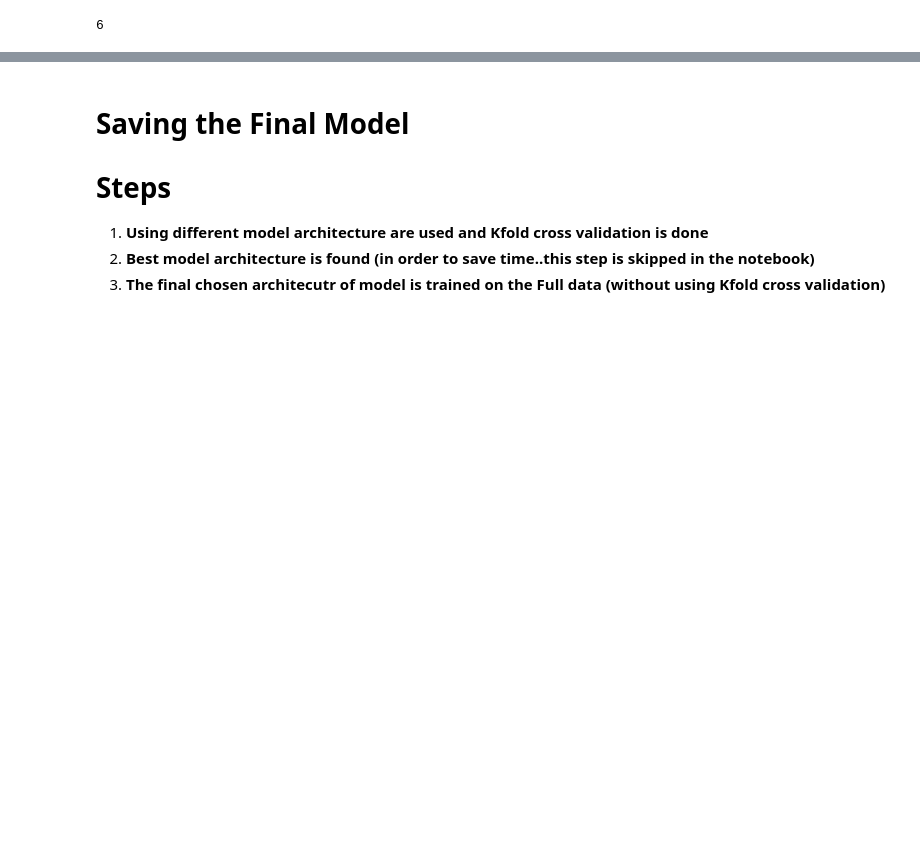
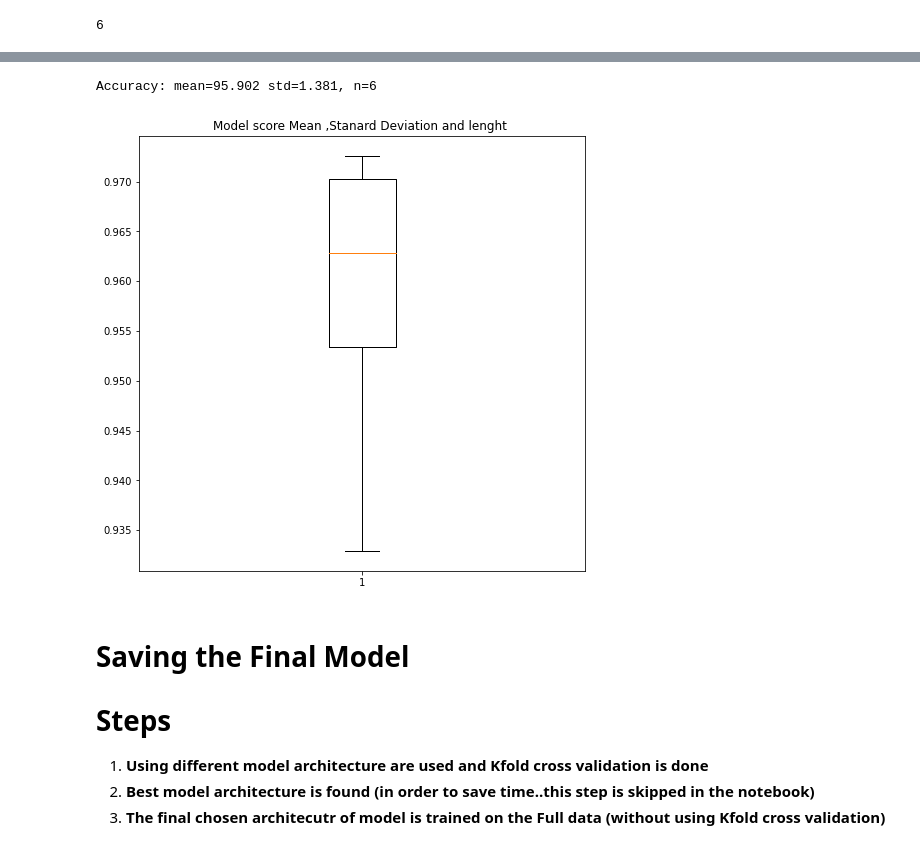
Before and after one commit to rohailkhan/Aj_Deep-Learning-with-Python, a Jupyter notebook: 11_Hand_written_digits_classification_with_CNN.ipynb, the cells around one changed output, grey strips where cells are left out. Saved outputs shown, nothing was run; the diff lists cells and outputs as text; code cells hidden in the pictures; blank space fills up the shorter version.

```diff
--- a/11_Hand_written_digits_classification_with_CNN.ipynb
+++ b/11_Hand_written_digits_classification_with_CNN.ipynb
@@ -189,0 +181,3 @@ accuracy=98.21000099182129
+# %%
+scores=accuracy
+scores
@@ -296,8 +257,10 @@ summarize_diagnostics(histt)
 # %%
-# summarize model performance
-def summarize_performance(scores):
+# just a box plot of the scores
+import numpy as np
+def performance_score_results(scores):
 	# print summary
-	print('Accuracy: mean=%.3f std=%.3f, n=%d' % (mean(scores)*100, std(scores)*100, len(scores)))
-	# box and whisker plots of results
-	pyplot.boxplot(scores)
-	pyplot.show()
+	print('Accuracy: mean=%.3f std=%.3f, n=%d' % (np.mean(scores)*100, np.std(scores)*100, len(scores)))
+	fig , axx=plt.subplot(figsize=(8,8))
+ fig.subtitle('Model score Mean ,Stanard Deviation and lenght ')
+  axx.boxplot(scores)
+  plt.show()
@@ -306,3 +267,16 @@ summarize_performance(scc)
+# %%
+import numpy as np
+def performance_score_results(scores):
+  print('Accuracy: mean=%.3f std=%.3f, n=%d' % (np.mean(scores)*100, np.std(scores)*100, len(scores)))
+  fig , axx=plt.subplots(figsize=(8,8))
+  axx.set_title('Model score Mean ,Stanard Deviation and lenghth ')
+  axx.boxplot(scores)
+  plt.show()
+# %%
+performance_score_results(scores)
+# %% [output]
+Accuracy: mean=95.902 std=1.381, n=6
+[figure, added]
 # %% [markdown]
 # **Saving the Final Model**
 # Steps
```
Also changed, not shown: parts of 47 cells of this notebook.
